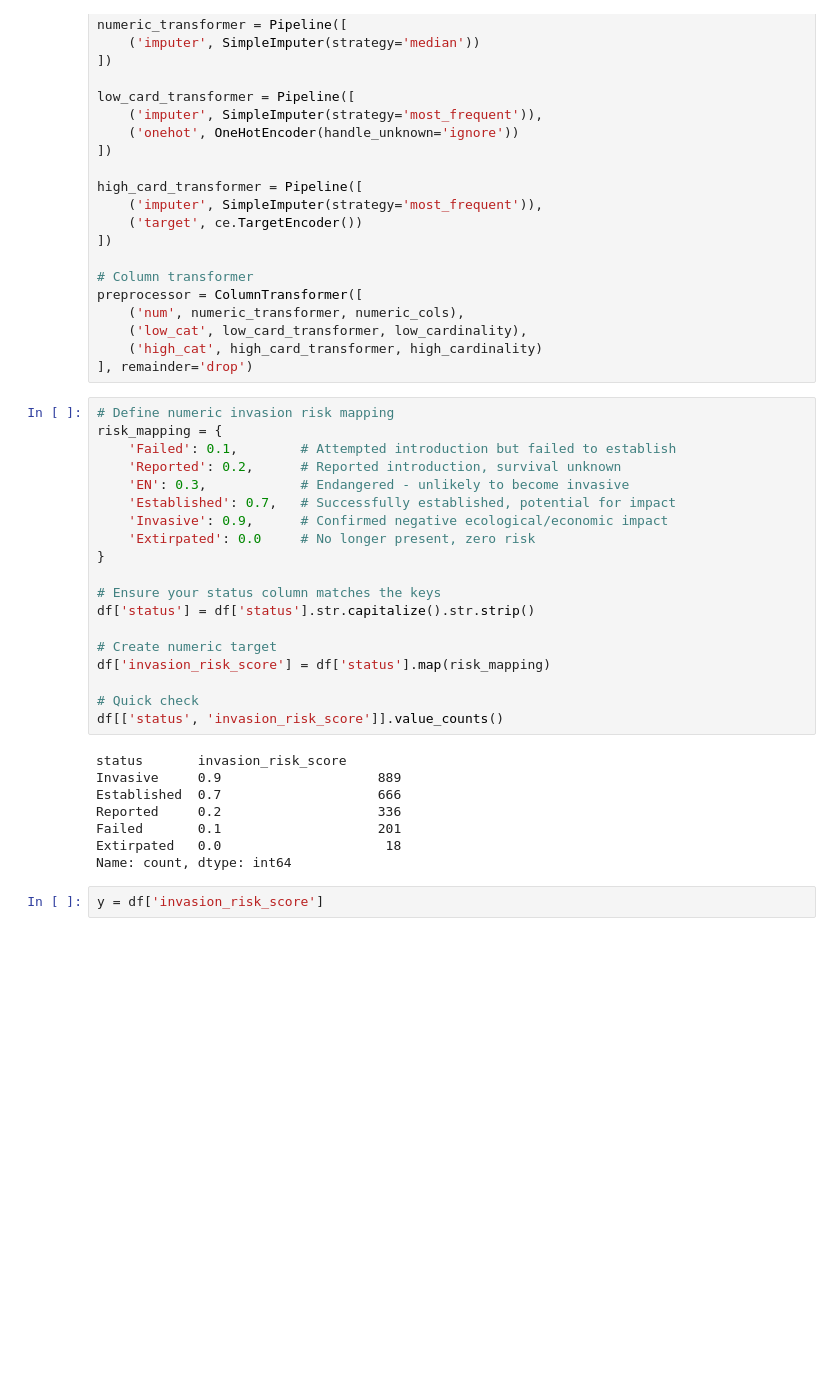
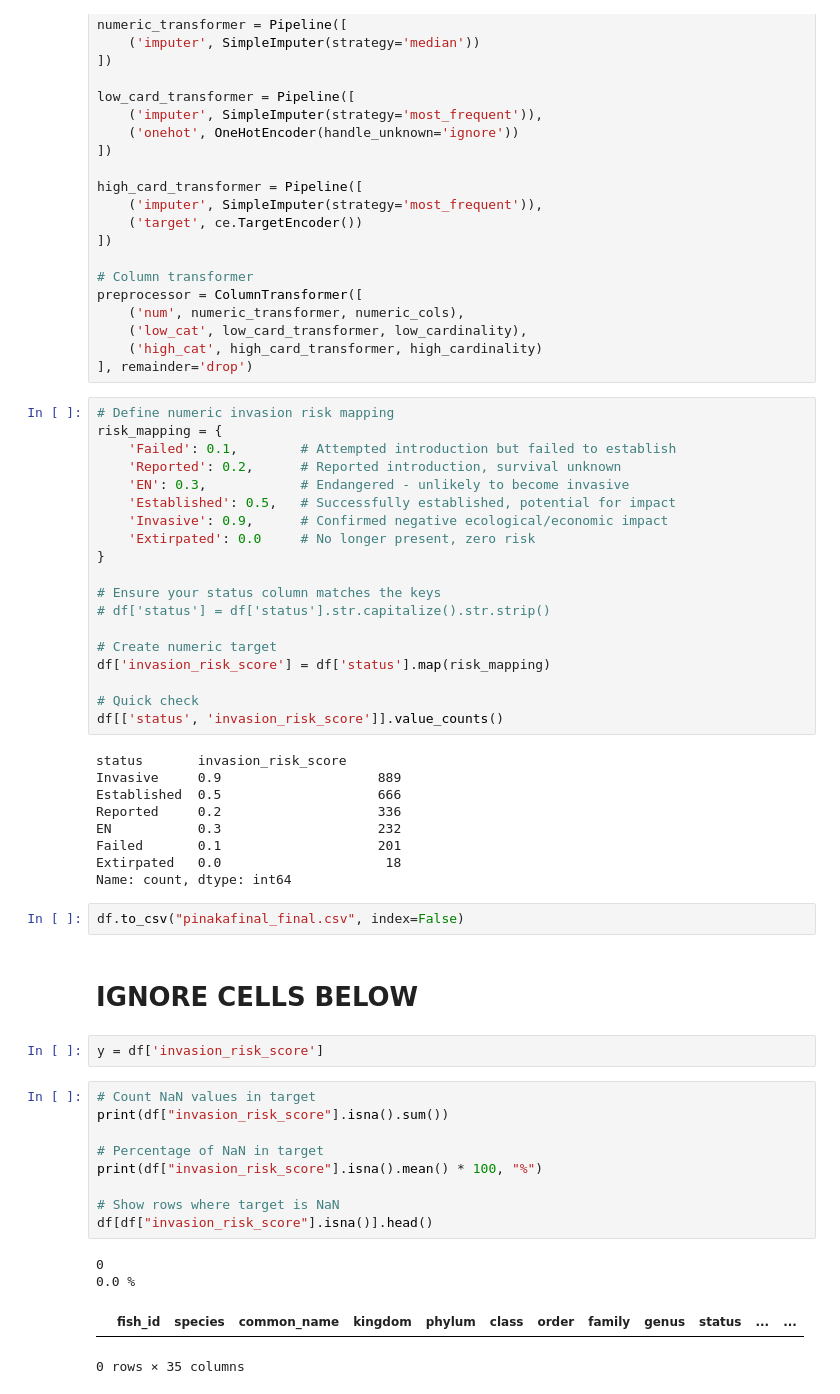
Before and after one commit to Rijan4449/XGOOA-PreTraining, a Jupyter notebook: Standardization/pre_processing_final.ipynb, the cells around one changed output. Cells and saved outputs as stored; diff of their text form; blank space fills up the shorter version.

Commit message:
pinakafinal_final the dataset used for manually tuned

```diff
--- a/Standardization/pre_processing_final.ipynb
+++ b/Standardization/pre_processing_final.ipynb
@@ -93,13 +100,13 @@ risk_mapping = {
     'Failed': 0.1,        # Attempted introduction but failed to establish
     'Reported': 0.2,      # Reported introduction, survival unknown
     'EN': 0.3,            # Endangered - unlikely to become invasive
-    'Established': 0.7,   # Successfully established, potential for impact
+    'Established': 0.5,   # Successfully established, potential for impact
     'Invasive': 0.9,      # Confirmed negative ecological/economic impact
     'Extirpated': 0.0     # No longer present, zero risk
 }
 
 # Ensure your status column matches the keys
-df['status'] = df['status'].str.capitalize().str.strip()
+# df['status'] = df['status'].str.capitalize().str.strip()
 
 # Create numeric target
 df['invasion_risk_score'] = df['status'].map(risk_mapping)
@@ -109,10 +116,29 @@ df[['status', 'invasion_risk_score']].value_counts()
 # %% [output]
 status       invasion_risk_score
 Invasive     0.9                    889
-Established  0.7                    666
+Established  0.5                    666
 Reported     0.2                    336
+EN           0.3                    232
 Failed       0.1                    201
 Extirpated   0.0                     18
 Name: count, dtype: int64
+# %%
+df.to_csv("pinakafinal_final.csv", index=False)
+# %% [markdown]
+# IGNORE CELLS BELOW
 # %%
 y = df['invasion_risk_score']
+# %%
+# Count NaN values in target
+print(df["invasion_risk_score"].isna().sum())
+
+# Percentage of NaN in target
+print(df["invasion_risk_score"].isna().mean() * 100, "%")
+
+# Show rows where target is NaN
+df[df["invasion_risk_score"].isna()].head()
+# %% [output]
+0
+0.0 %
+|  | fish_id | species | common_name | kingdom | phylum | class | order | family | genus | status | ... | ... |
+0 rows × 35 columns
```
Also changed, not shown: parts of 7 cells of this notebook, 6 other files.
